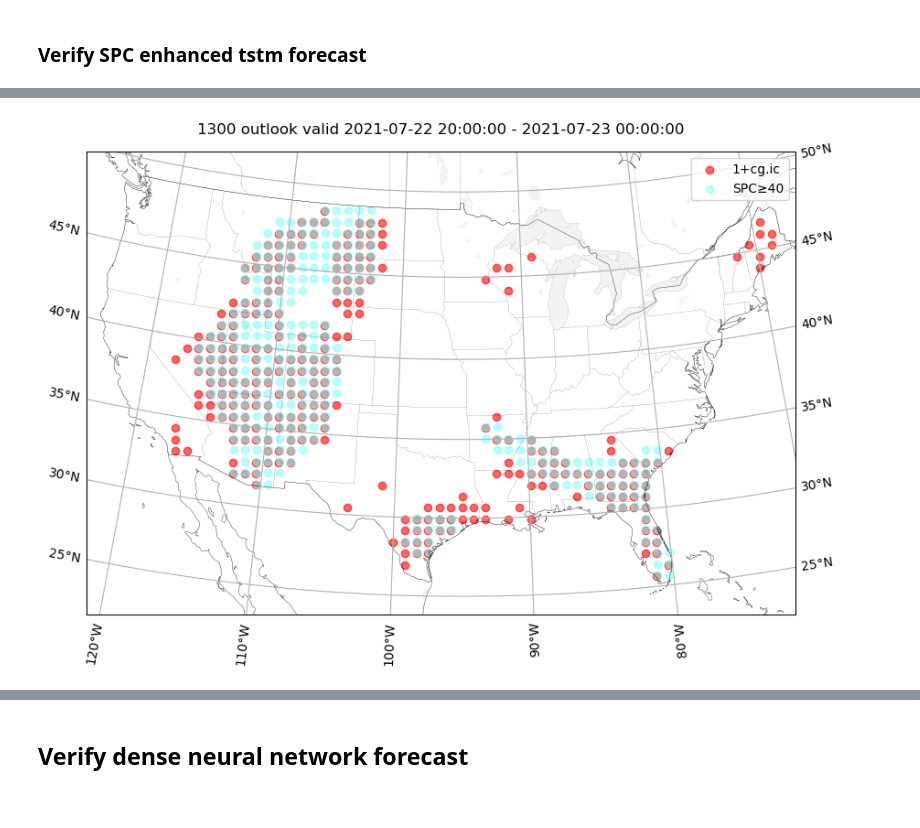
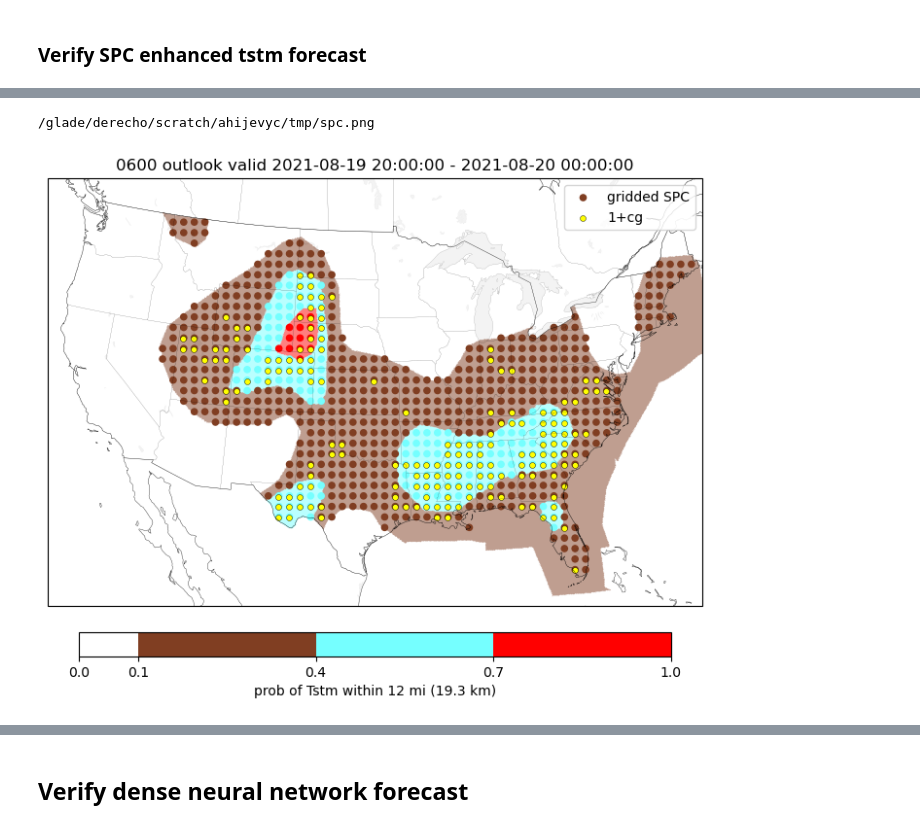
Before and after one commit to ahijevyc/machine-learning, a Jupyter notebook: notebooks/lightning_prob.ipynb, the cells around one changed output, grey strips where cells are left out. Drawn from its saved outputs; the diff is of its cells as text; code cells hidden in the pictures.

```diff
--- a/notebooks/lightning_prob.ipynb
+++ b/notebooks/lightning_prob.ipynb
@@ -122,21 +106,23 @@ list(m)[1]
 # %% [output]
 PosixPath('/glade/derecho/scratch/ahijevyc/tmp/enhtstm/2021/enh00_20210722_222000_202107221551-shp.zip')
 # %%
-ifile = sfiles[5098]
-# ifile = sfiles[4853]
-# ifile = tmpdir / "enhtstm/2021/enh20_20210721_211600_202107210450-shp.zip"
+#ifile = sfiles[5098]
+#ifile = sfiles[4853]
+#ifile = tmpdir / "enhtstm/2021/enh20_20210721_211600_202107210450-shp.zip"
+ifile = tmpdir / "enhtstm/2021/enh00_20210819_192000_202108190503-shp.zip"
 gs = geopandas.read_file(ifile)
+gs = gs.rename(columns={"DN":"SPC"})
 issue, valid_start, valid_end = get_issuance_time(ifile)
 
 
 # Experimental: instead of setting NaNs to zero after sjoin and converting to int,
-# avoid NaNs by adding a "zeros" GeoDataFrame with DN = 0 for all area
+# avoid NaNs by adding a "zeros" GeoDataFrame with SPC = 0 for all area
 # outside enhanced tstm polygons. Is it cleaner? Perhaps not.
 # Define global geometry
 global_geom = Polygon([(-180, -90), (-180, 89), (180, 89), (180, -90)])
-# Set DN = 0 in global geometry.
+# Set SPC = 0 in global geometry.
 zeros = geopandas.GeoDataFrame(
-    {"DN": [0], "geometry": global_geom},
+    {"SPC": [0], "geometry": global_geom},
     crs="EPSG:4326",
 )
 # subtract gs area
@@ -194,8 +180,8 @@ if convoutlook:
                 break
 # %%
 spc_fcst = gs.to_crs(ccrs.PlateCarree())
-column = "DN"
-obsvar = "cg.ic"
+column = "SPC"
+obsvar = "cg"
 o_thresh = 1
 twin = 4
 rptdist = 20
@@ -350,30 +363,57 @@ pthresh = pd.Series([10, 40, 70], name=f"fcst prob\nthresh") / 100.0
 # %%
 sns.reset_defaults()
 fig, ax = make_map()
-f_thresh = 40
-assert f_thresh in [10, 40, 70]
 ax.set_title(f"{issue} outlook valid {valid_start} - {valid_end}")
+gs = geopandas.read_file(ifile).to_crs(ax.projection)
+gs["DN"] /= 100.
+gs.plot(
+    ax=ax,
+    column="DN",
+    cmap=enhtstm_cmap,
+    alpha=0.5,
+    legend=True,
+    norm=mpl.colors.BoundaryNorm(boundaries=[0, .10, .40, .70, 1], ncolors=4),
+    legend_kwds=dict(shrink=0.7, orientation="horizontal", aspect=25, pad=0.05,
+                    label=f"prob of Tstm within 12 mi ({(12*units.miles).to('km'):~.1f})",
+                    spacing="proportional",
+                    ),
+)
+
+gs = spc_fcst.copy()
+gs["SPC"] /= 100.
+gs.where(gs.SPC>0).plot(
+    column="SPC",
+    ax=ax,
+    cmap=enhtstm_cmap,
+    norm=mpl.colors.BoundaryNorm(boundaries=[0, .10, .40, .70, 1], ncolors=4),
+    marker="o",
+    markersize=20,
+    transform=ccrs.PlateCarree(),
+    label="gridded SPC",
+)
+
+o_kw = {"marker":"o",
+        "markersize":18,
+        "edgecolor":"black",
+        "facecolor":"yellow",
+        "label":f"{o_thresh}+{obsvar}",
+        "linewidths":0.3,
+       }
 o.plot(
-    color="red",
-    alpha=0.6,
     ax=ax,
     transform=ccrs.PlateCarree(),
-    label=f"{o_thresh}+{obsvar}",
-)
-spc_fcst[spc_fcst.DN >= f_thresh].plot(
-    color=enhtstm_colors[f_thresh],
-    alpha=0.5,
-    ax=ax,
-    transform=ccrs.PlateCarree(),
-    label=f"SPC≥{f_thresh}",
+    **o_kw,
 )
 
 leg = ax.legend()
-fig.savefig("t.png")
-sns.set_theme()
+plt.tight_layout()
+ofile = tmpdir / "spc.png"
+fig.savefig(ofile, dpi=dpi)
+print(ofile)
 fig
 # %% [output]
+/glade/derecho/scratch/ahijevyc/tmp/spc.png
-[figure, old version]
+[figure, new version]
 # %%
 fig0 = stat_plots(
     obs,
```
Also changed, not shown: parts of 26 cells of this notebook, 2 other files.
